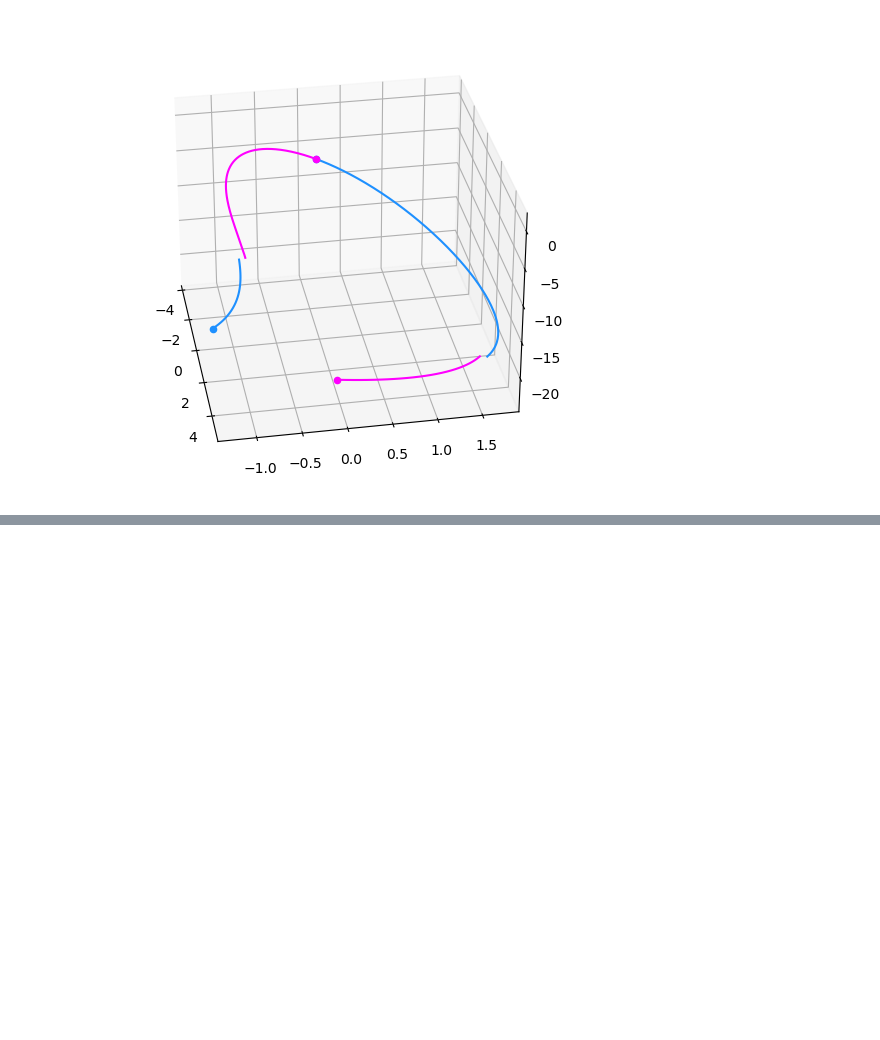
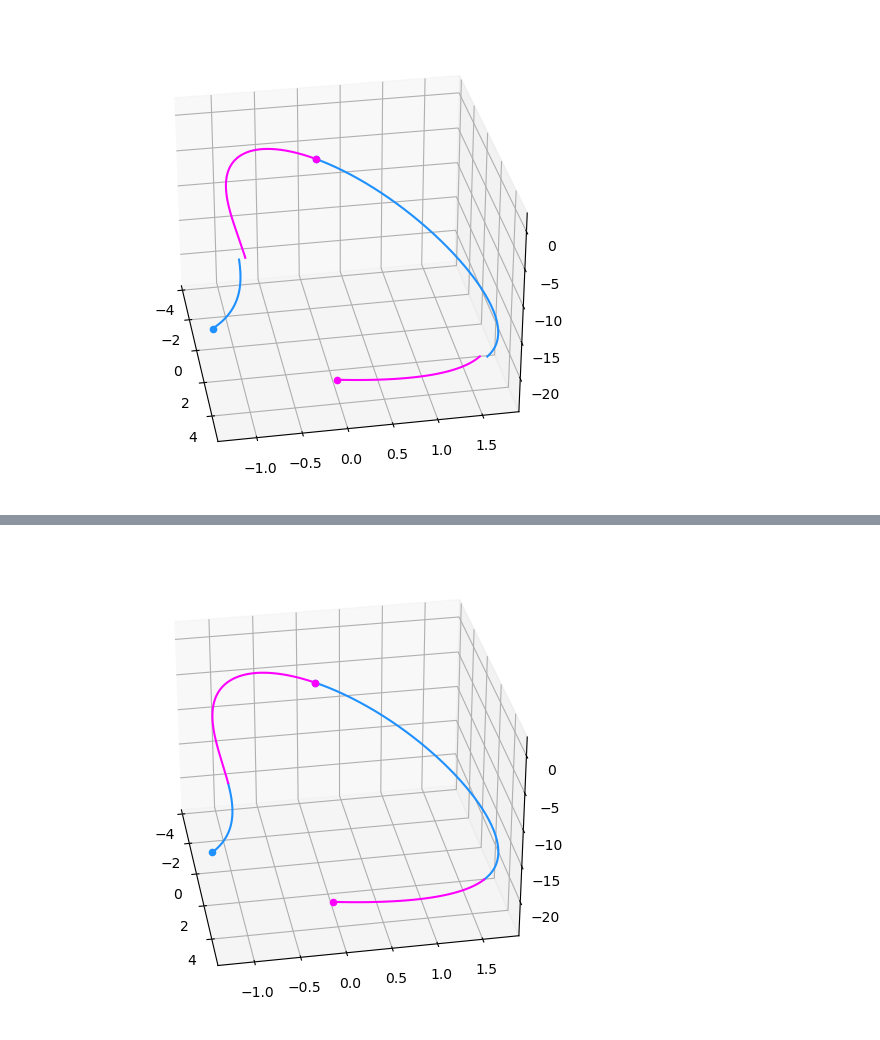
Before and after one commit to Yuricst/paladin, a Jupyter notebook: dev/dev_udp_custom_gradient.ipynb, the cells around one changed output, grey strips where cells are left out. Cells and saved outputs as stored; diff of their text form; code cells hidden in the pictures; blank space fills up the shorter version.

```diff
--- a/dev/dev_udp_custom_gradient.ipynb
+++ b/dev/dev_udp_custom_gradient.ipynb
@@ -428,0 +438,16 @@ plt.show()
+# %%
+# create UDP for full-ephemeris transition
+udp = luna2.FullEphemerisTransition(
+    prop_nbody,
+    et0,
+    nodes,
+    tofs,
+    delta_et0_bounds=delta_et0_bounds,
+    nodes_bounds=nodes_bounds,
+    tofs_bounds=tofs_bounds,
+)
+# %%
+tstart = time.time()
+xs_list, fs_list, convergence_flag = udp.multiple_shooting(xtest, max_iter=10)
+tend = time.time()
+print(f"Elapsed time: {tend-tstart:1.4f} sec")
@@ -428,0 +461,2 @@ plt.show()
+# %%
+udp.fitness(xs_list[-1], )
@@ -428,0 +477,19 @@ plt.show()
+# %%
+# get solution
+_, sol_fwd_list, sol_bck_list = udp.fitness(xs_list[-1], get_sols=True, verbose=False)
+# %%
+fig = plt.figure(figsize = (6, 6))
+ax = plt.axes(projection = '3d')
+
+for sol0 in sol_fwd_list:
+    ax.scatter(sol0.y[0,0], sol0.y[1,0], sol0.y[2,0], marker="o", color="dodgerblue")
+    ax.plot(sol0.y[0,:], sol0.y[1,:], sol0.y[2,:], color="dodgerblue")
+
+for sol1 in sol_bck_list:
+    ax.scatter(sol1.y[0,0], sol1.y[1,0], sol1.y[2,0], marker="o", color="magenta")
+    ax.plot(sol1.y[0,:], sol1.y[1,:], sol1.y[2,:], color="magenta")
+
+ax.view_init(30,-10)
+plt.show()
+# %% [output]
+[figure, added]
```
Also changed, not shown: parts of 42 cells of this notebook, 3 other files.
